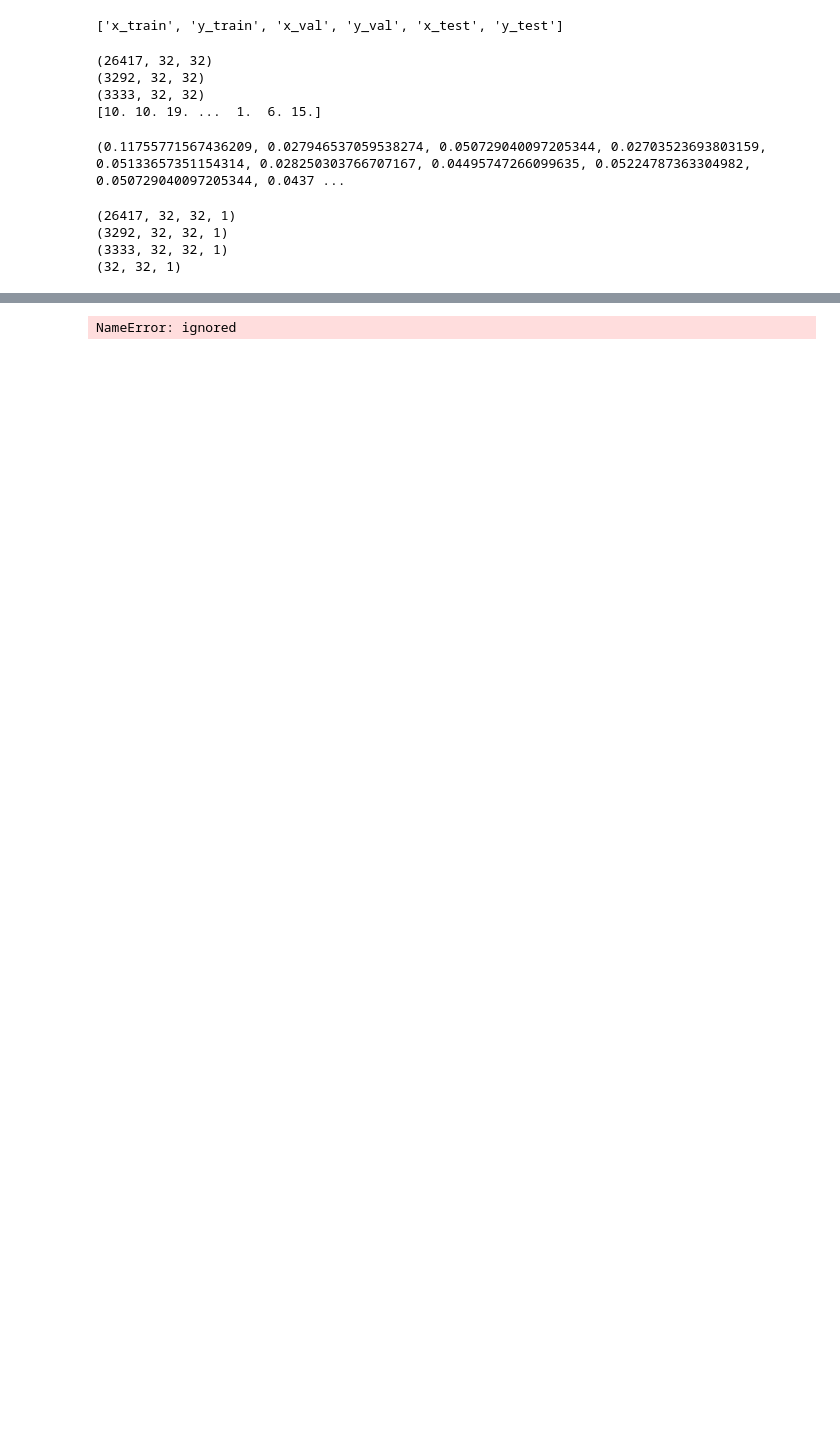
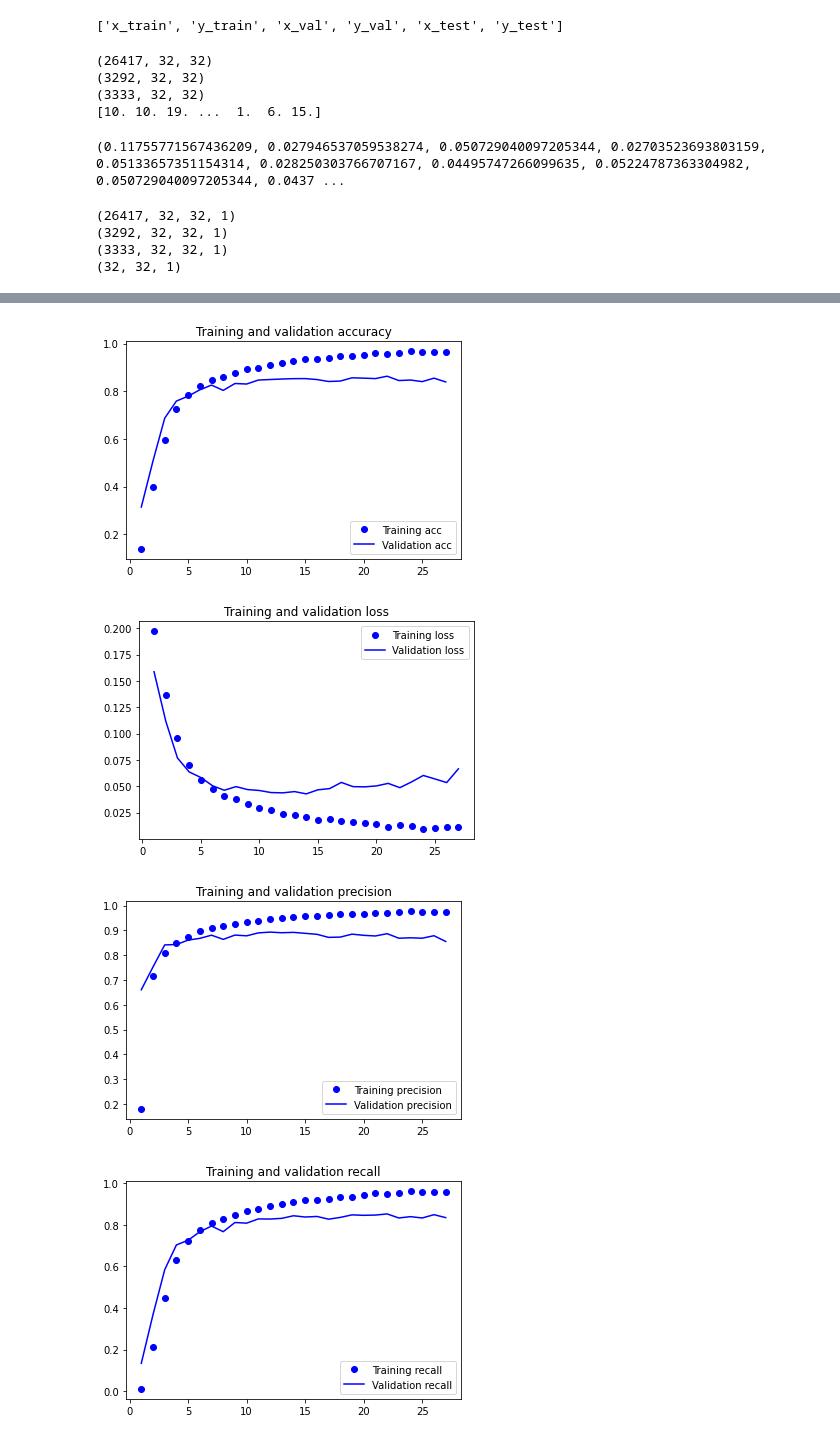
Before and after one commit to Ananas1Anass/Speech-Recognition, a Jupyter notebook: training.ipynb, the cells around one changed output, grey strips where cells are left out. Saved outputs shown, nothing was run; the diff lists cells and outputs as text; code cells hidden in the pictures; blank space fills up the shorter version.

```diff
--- a/training.ipynb
+++ b/training.ipynb
@@ -38,6 +63,6 @@ data_Anass  targets_mfcc_32_eng.npz  targets_mfcc_32_port.npz
 # %%
 # Settings
-feature_sets_path = '/content/'
+feature_sets_path = '/content/drive/MyDrive/dataset_eng/'
 feature_sets_filename = 'targets_mfcc_32_eng.npz'
 wake_words = all_targets
 joined_wake_words = '_'.join(wake_words)
@@ -126,9 +151,9 @@ model.add(layers.Conv2D(256, (2, 2),
 model.add(layers.MaxPooling2D(pool_size=(2, 2)))
 model.add(layers.Conv2D(1024, (2, 2),
                        activation='relu', padding='same'))
-#model.add(layers.MaxPooling2D(pool_size=(2, 2)))
-#model.add(layers.Conv2D(1024, (2, 2),
-                        #activation='relu', padding='same'))
+model.add(layers.MaxPooling2D(pool_size=(2, 2)))
+model.add(layers.Conv2D(1024, (2, 2),
+                        activation='relu', padding='same'))
 
 # Classifier
 model.add(layers.Flatten())
@@ -167,14 +192,15 @@ model.compile(loss='binary_crossentropy',
               optimizer='adam',
               loss_weights=[1, 100],
               metrics=['acc', metrics.Precision(), metrics.Recall()])
+callback = tf.keras.callbacks.EarlyStopping(monitor='loss', patience=3)
 # %%
 # Train
 history = model.fit(x_train,
                     ys_train,
                     epochs=50,
-                    batch_size=200,
-
+                    batch_size=100,
                     validation_data=(x_val, ys_val),
+                    callbacks=[callback],
                    )
 # %% [output]
 Epoch 1/50
@@ -200,10 +226,10 @@ import matplotlib.pyplot as plt
 
 
 
-#acc = history.history['acc']
-#val_acc = history.history['val_acc']
-#loss = history.history['loss']
-#val_loss = history.history['val_loss']
+acc = history.history['acc']
+val_acc = history.history['val_acc']
+loss = history.history['loss']
+val_loss = history.history['val_loss']
 recall = history.history['recall']
 val_recall = history.history['val_recall']
 precision = history.history['precision']
@@ -243,34 +269,37 @@ plt.show()
 plt.figure()
 
 
 
 plt.plot(epochs, precision, 'bo', label='Training precision')
 plt.plot(epochs, val_precision, 'b', label='Validation precision')
 plt.title('Training and validation precision')
 plt.legend()
 plt.savefig('Training_and_validation_precision.png')
 
 
 
 plt.show()
 
 
 
 plt.figure()
 
 
 
 plt.plot(epochs, recall, 'bo', label='Training recall')
 plt.plot(epochs, val_recall, 'b', label='Validation recall')
 plt.title('Training and validation recall')
 plt.legend()
 plt.savefig('Training_and_validation_recall.png')
 
 
 
 plt.show()
 # %% [output]
-NameError: ignored
+[figure, added]
+[figure, added]
+[figure, added]
+[figure, added]
 # %%
 # Save the model as a file
 models.save_model(model, model_filename)
```
Also changed, not shown: parts of 10 cells of this notebook.
